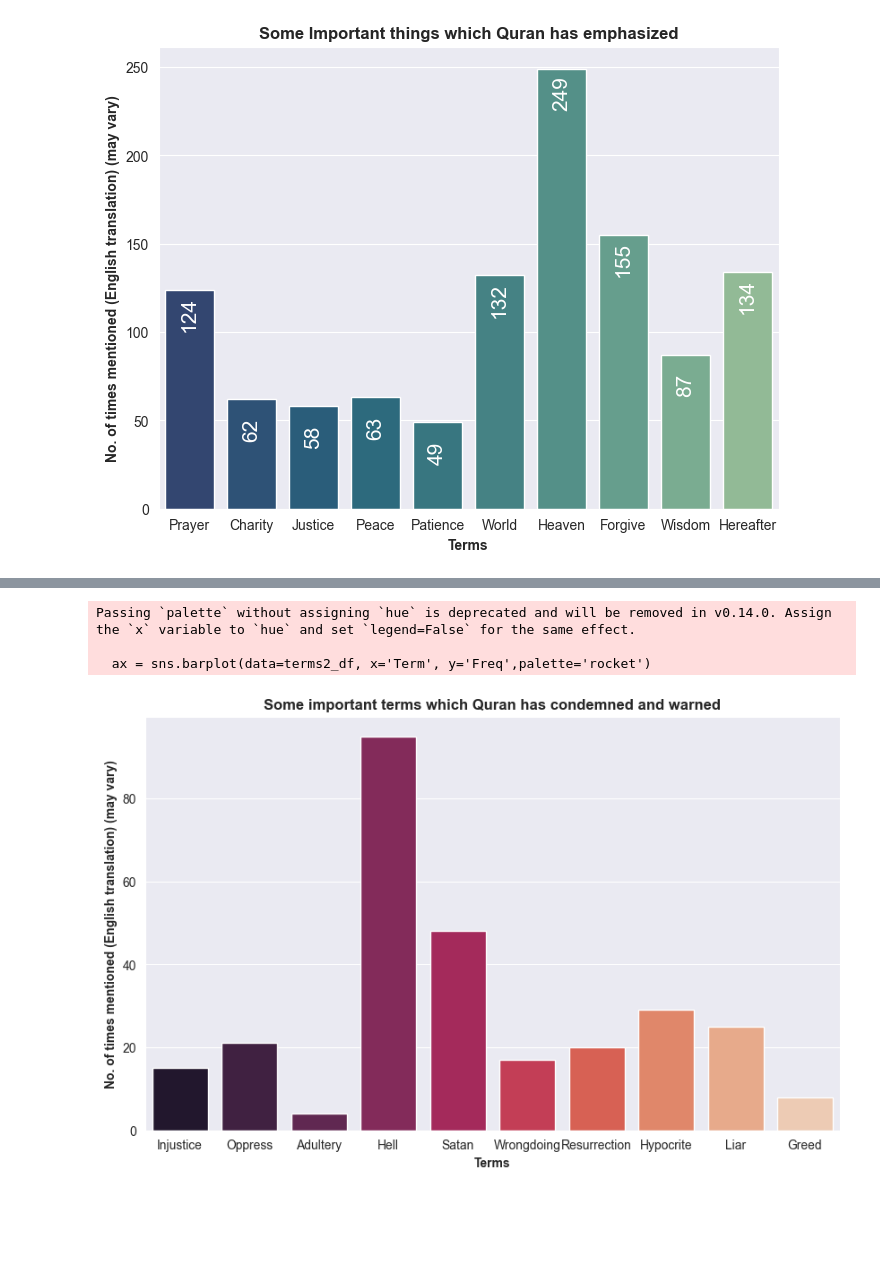
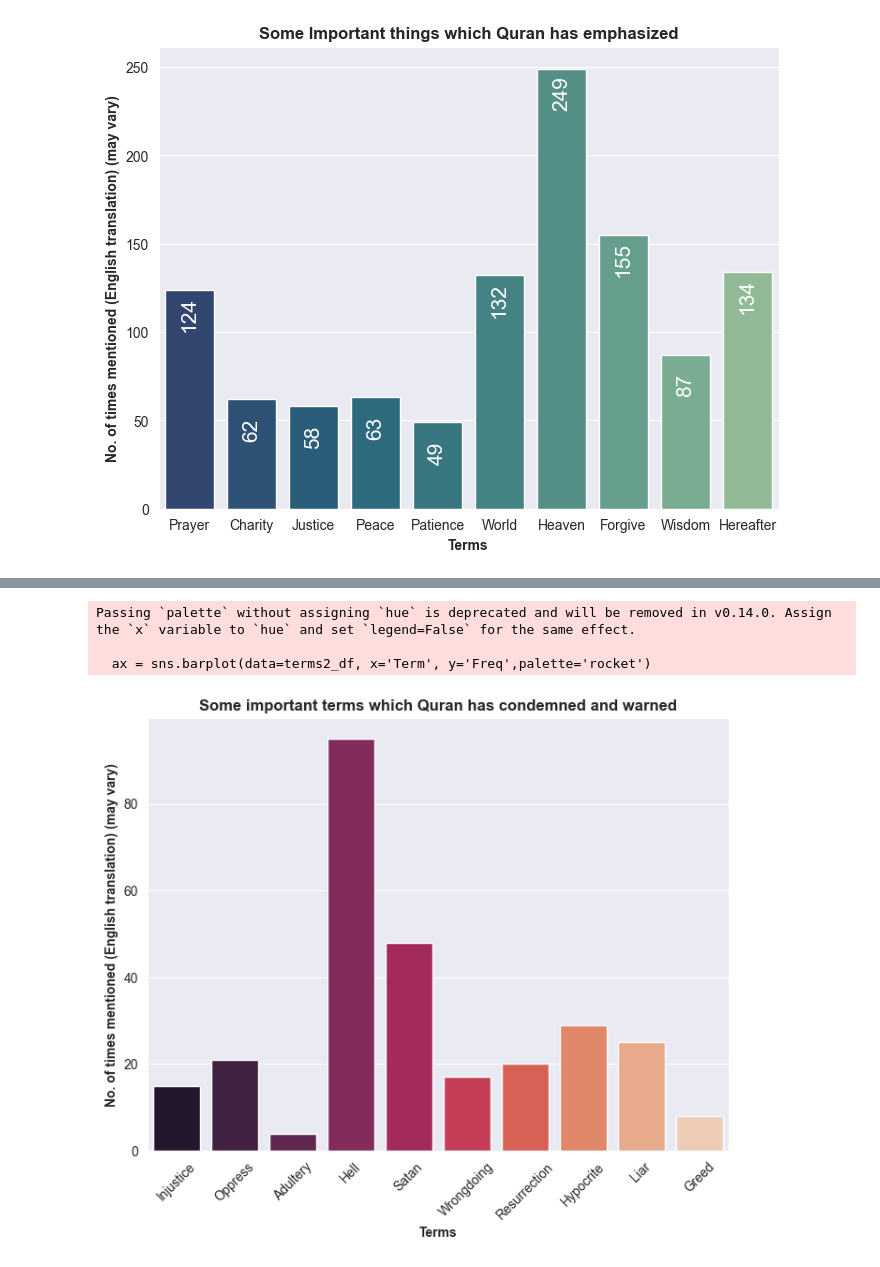
Before and after one commit to ali-bin-kashif/Quran-Dataset-EDA, a Jupyter notebook: quran_analysis.ipynb, the cells around one changed output, grey strips where cells are left out. Saved outputs shown, nothing was run; the diff lists cells and outputs as text; code cells hidden in the pictures; blank space fills up the shorter version.

```diff
--- a/quran_analysis.ipynb
+++ b/quran_analysis.ipynb
@@ -411,16 +389,17 @@ terms2_df
 # %%
 # Plotting the graph
-plt.figure(figsize=(10,6))
+plt.figure(figsize=(8,6))
 sns.set_style('darkgrid')
 ax = sns.barplot(data=terms2_df, x='Term', y='Freq',palette='rocket')
 
 ax.set_title("Some important terms which Quran has condemned and warned", fontweight='bold', fontsize=12)
 ax.set_ylabel("No. of times mentioned (English translation) (may vary)", fontweight='bold')
 ax.set_xlabel("Terms", fontweight='bold')
+ax.tick_params('x', rotation=45)
 
 plt.show()
 # %% [output]
 Passing `palette` without assigning `hue` is deprecated and will be removed in v0.14.0. Assign the `x` variable to `hue` and set `legend=False` for the same effect.
 
   ax = sns.barplot(data=terms2_df, x='Term', y='Freq',palette='rocket')
-[figure, old version]
+[figure, new version]
```
Also changed, not shown: parts of 9 cells of this notebook, 19 other files.
